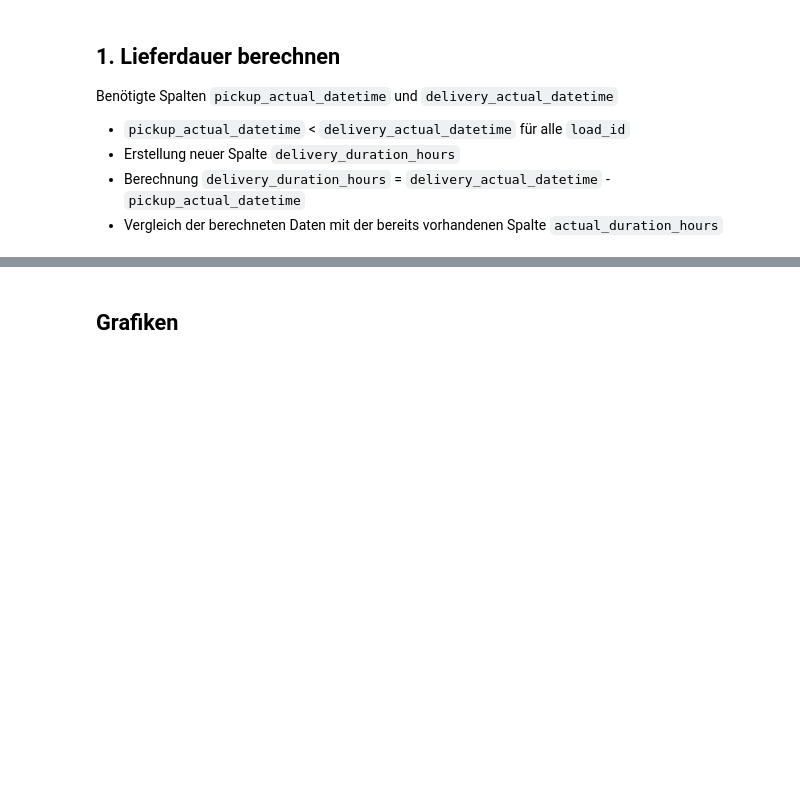
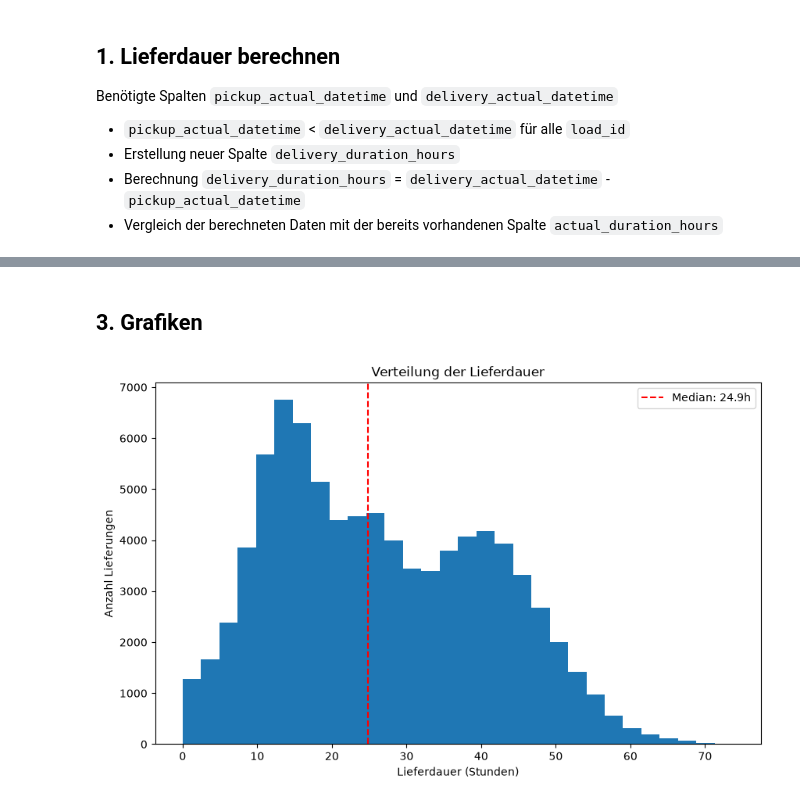
Before and after one commit to NowhereOutThere/smart-logistics-analytics, a Jupyter notebook: notebooks/01_delivery_performance.ipynb, the cells around one changed output, grey strips where cells are left out. Saved outputs shown, nothing was run; the diff lists cells and outputs as text; code cells hidden in the pictures; blank space fills up the shorter version.

Commit message:
feat(notebooks): add 01 delivery performance notebook

```diff
--- a/notebooks/01_delivery_performance.ipynb
+++ b/notebooks/01_delivery_performance.ipynb
@@ -291,8 +68,0 @@ Die Rohdaten bleiben unverändert.
-# %%
-clean_df = calculation_df[
-    calculation_df["delivery_actual_datetime"]
-    >= calculation_df["pickup_actual_datetime"]
-].copy()
-
-print(f"Loads vor Bereinigung: {len(calculation_df)}")
-print(f"Loads nach Bereinigung: {len(clean_df)}")
@@ -323,7 +68,0 @@ Ein Datensatz ist valide, wenn der tatsächliche Lieferzeitpunkt gleich oder nac
-# %%
-clean_df = calculation_df[
-    calculation_df['delivery_actual_datetime'] >= calculation_df['pickup_actual_datetime']
-].copy()
-
-print("Vor Bereinigung:", calculation_df.shape)
-print("Nach Bereinigung:", clean_df.shape)
@@ -379,17 +105,17 @@ print("Statistik verspaeteter Lieferungen\n ", clean_df[is_delayed_delivery].del
 # %% [markdown]
-## Grafiken
+## 3. Grafiken
 # %%
-import matplotlib.pyplot as plt
-
-plt.figure(figsize=(10, 6))
-
-plt.hist(
-    clean_df['delivery_duration_hours'],
-    bins=30
+fig, ax = plt.subplots(figsize=(10, 6))
+ax.hist(clean_df["delivery_duration_hours"], bins=30)
+ax.axvline(
+    clean_df["delivery_duration_hours"].median(),
+    color="red", linestyle="--",
+    label=f"Median: {clean_df['delivery_duration_hours'].median():.1f}h",
 )
-
-plt.xlabel('Lieferdauer (Stunden)')
-plt.ylabel('Anzahl Lieferungen')
-plt.title('Verteilung der Lieferdauer')
-
+ax.set_xlabel("Lieferdauer (Stunden)")
+ax.set_ylabel("Anzahl Lieferungen")
+ax.set_title("Verteilung der Lieferdauer")
+ax.legend()
 plt.show()
+# %% [output]
+[figure, added]
```
Also changed, not shown: parts of 42 cells of this notebook.
